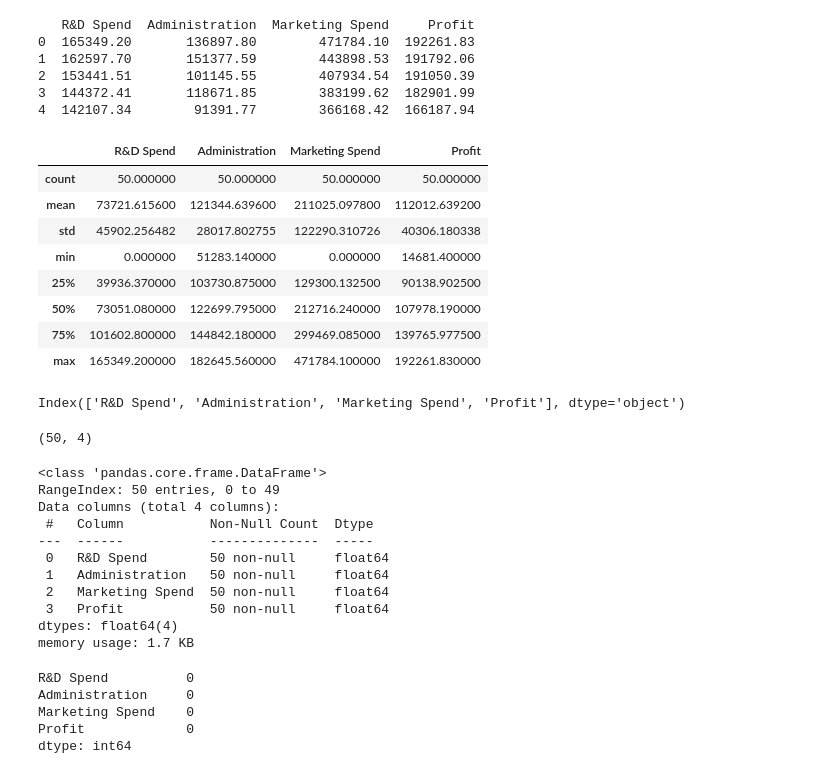
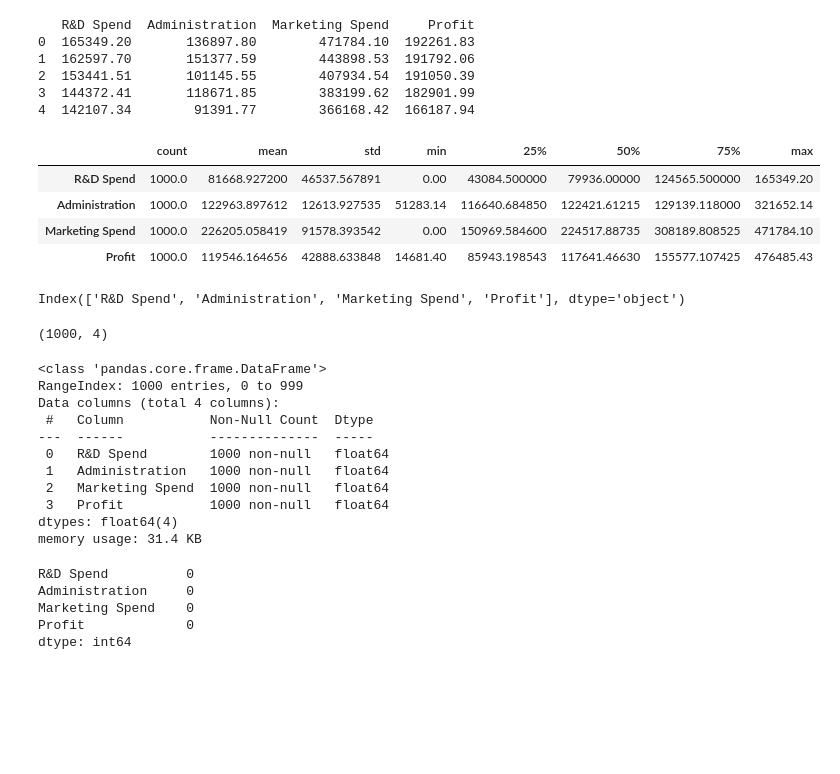
Before and after one commit to Deepchavda007/Companies_Profit_Predictions, a Jupyter notebook: Profit_Prediction.ipynb, the cells around one changed output. Cells and saved outputs as stored; diff of their text form; code cells hidden in the pictures; blank space fills up the shorter version.

```diff
--- a/Profit_Prediction.ipynb
+++ b/Profit_Prediction.ipynb
@@ -8,10 +8,8 @@ import matplotlib.pyplot as plt
 # %% [markdown]
 # Load Dataset
 # %%
-data = pd.read_csv("50_Startups.csv")
+data = pd.read_csv("1000_Companies.csv")
 print(data.head())
-x = data.iloc[:,:-1].values # which simply means take all rows and all columns except last one
-y = data.iloc[:,3].values
 # %% [output]
    R&D Spend  Administration  Marketing Spend     Profit
 0  165349.20       136897.80        471784.10  192261.83
@@ -20,17 +18,13 @@ y = data.iloc[:,3].values
 3  144372.41       118671.85        383199.62  182901.99
 4  142107.34        91391.77        366168.42  166187.94
 # %%
-data.describe()
+data.describe().T
 # %% [output]
-|  | R&D Spend | Administration | Marketing Spend | Profit |
-| count | 50.000000 | 50.000000 | 50.000000 | 50.000000 |
-| mean | 73721.615600 | 121344.639600 | 211025.097800 | 112012.639200 |
-| std | 45902.256482 | 28017.802755 | 122290.310726 | 40306.180338 |
-| min | 0.000000 | 51283.140000 | 0.000000 | 14681.400000 |
-| 25% | 39936.370000 | 103730.875000 | 129300.132500 | 90138.902500 |
-| 50% | 73051.080000 | 122699.795000 | 212716.240000 | 107978.190000 |
-| 75% | 101602.800000 | 144842.180000 | 299469.085000 | 139765.977500 |
-| max | 165349.200000 | 182645.560000 | 471784.100000 | 192261.830000 |
+|  | count | mean | std | min | 25% | 50% | 75% | max |
+| R&D Spend | 1000.0 | 81668.927200 | 46537.567891 | 0.00 | 43084.500000 | 79936.00000 | 124565.500000 | 165349.20 |
+| Administration | 1000.0 | 122963.897612 | 12613.927535 | 51283.14 | 116640.684850 | 122421.61215 | 129139.118000 | 321652.14 |
+| Marketing Spend | 1000.0 | 226205.058419 | 91578.393542 | 0.00 | 150969.584600 | 224517.88735 | 308189.808525 | 471784.10 |
+| Profit | 1000.0 | 119546.164656 | 42888.633848 | 14681.40 | 85943.198543 | 117641.46630 | 155577.107425 | 476485.43 |
 # %%
 data.columns
 # %% [output]
@@ -38,21 +32,21 @@ Index(['R&D Spend', 'Administration', 'Marketing Spend', 'Profit'], dtype='objec
 # %%
 data.shape
 # %% [output]
-(50, 4)
+(1000, 4)
 # %%
 data.info()
 # %% [output]
 <class 'pandas.core.frame.DataFrame'>
-RangeIndex: 50 entries, 0 to 49
+RangeIndex: 1000 entries, 0 to 999
 Data columns (total 4 columns):
  #   Column           Non-Null Count  Dtype
 ---  ------           --------------  -----
- 0   R&D Spend        50 non-null     float64
- 1   Administration   50 non-null     float64
- 2   Marketing Spend  50 non-null     float64
- 3   Profit           50 non-null     float64
+ 0   R&D Spend        1000 non-null   float64
+ 1   Administration   1000 non-null   float64
+ 2   Marketing Spend  1000 non-null   float64
+ 3   Profit           1000 non-null   float64
 dtypes: float64(4)
-memory usage: 1.7 KB
+memory usage: 31.4 KB
 # %%
 data.isnull().sum()
 # %% [output]
```
Also changed, not shown: parts of 13 cells of this notebook, 2 other files.
